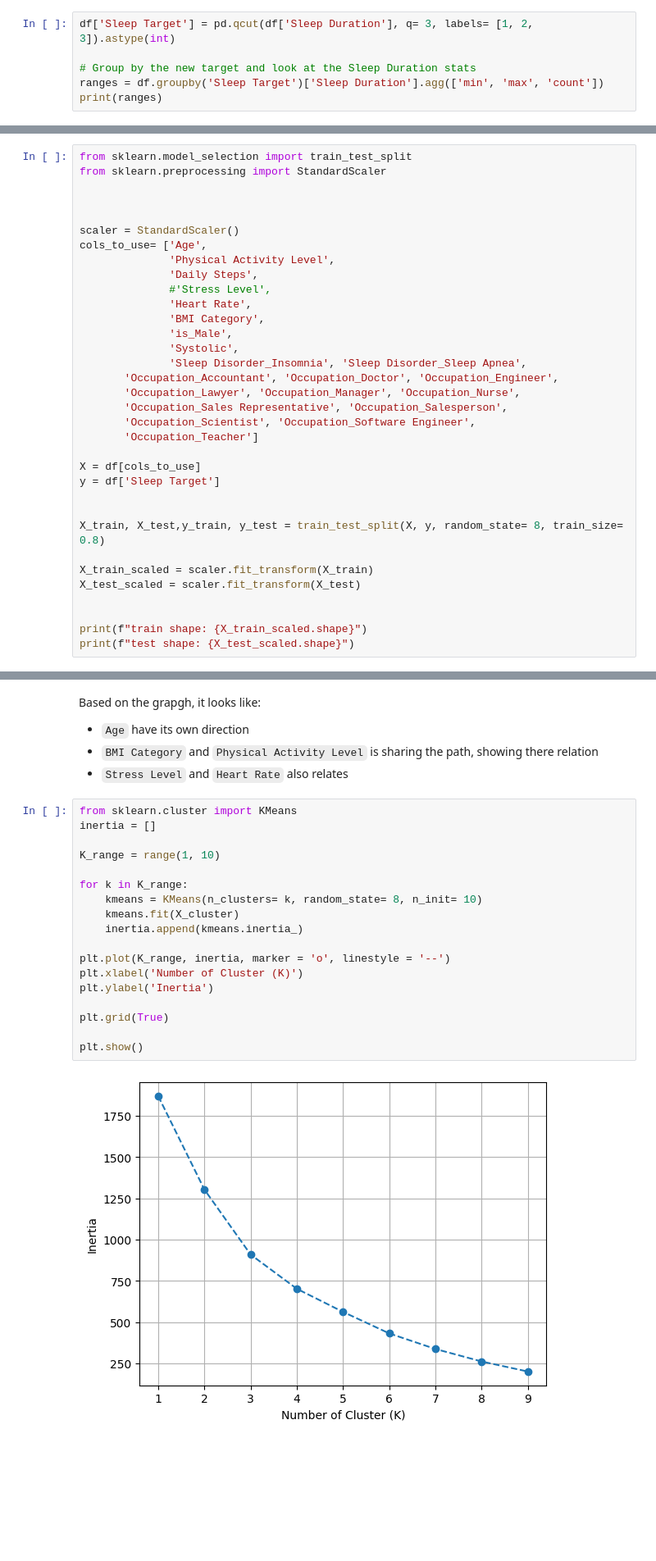
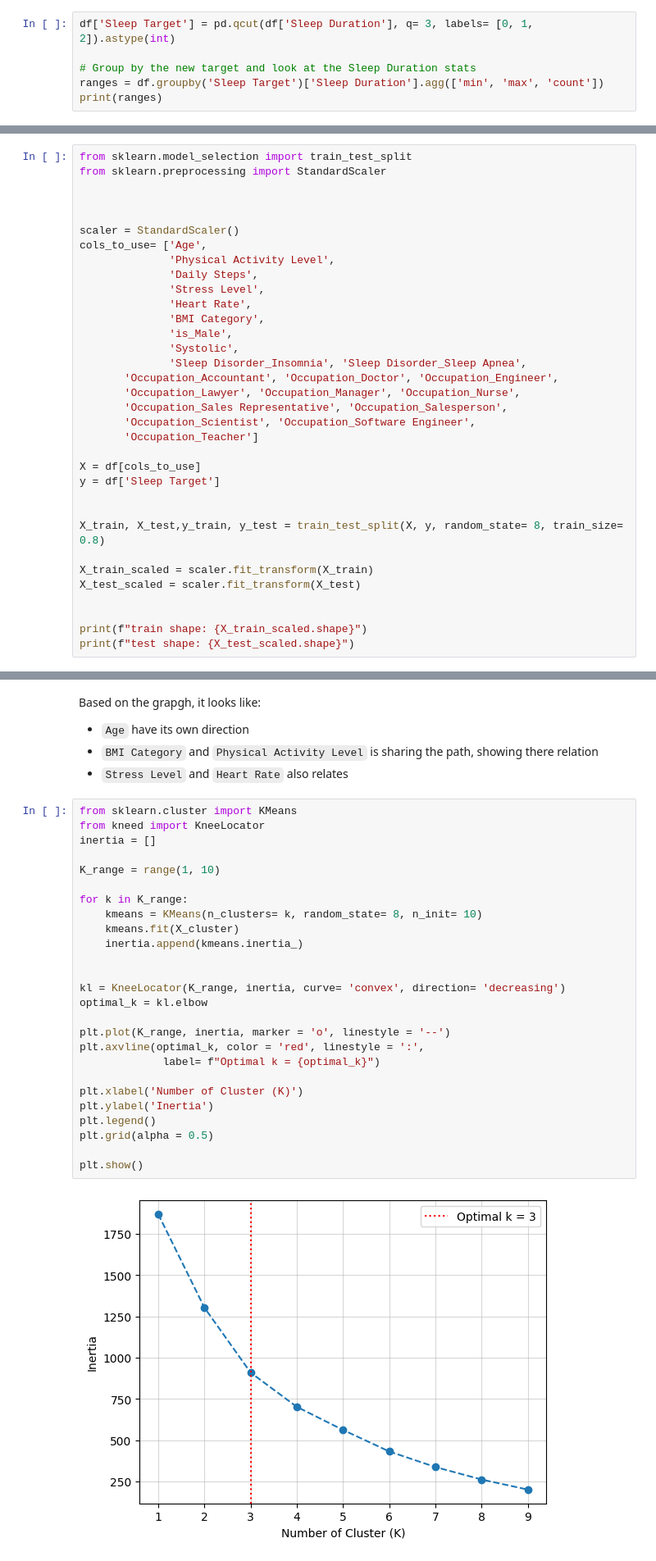
Before and after one commit to Doug-Vo/ML-Self-Project, a Jupyter notebook: Spring_2026/Sleep.ipynb, the cells around one changed output, grey strips where cells are left out. Shown at 82% size. Saved outputs shown, nothing was run; the diff lists cells and outputs as text; blank space fills up the shorter version.

```diff
--- a/Spring_2026/Sleep.ipynb
+++ b/Spring_2026/Sleep.ipynb
@@ -257,7 +262,7 @@ plt.show()
 # %% [output]
 [figure]
 # %%
-df['Sleep Target'] = pd.qcut(df['Sleep Duration'], q= 3, labels= [1, 2, 3]).astype(int)
+df['Sleep Target'] = pd.qcut(df['Sleep Duration'], q= 3, labels= [0, 1, 2]).astype(int)
 
 # Group by the new target and look at the Sleep Duration stats
 ranges = df.groupby('Sleep Target')['Sleep Duration'].agg(['min', 'max', 'count'])
@@ -361,7 +366,7 @@ scaler = StandardScaler()
 cols_to_use= ['Age',
               'Physical Activity Level',
               'Daily Steps',
-              #'Stress Level',
+              'Stress Level',
               'Heart Rate',
               'BMI Category',
               'is_Male',
@@ -548,24 +752,32 @@ Based on the grapgh, it looks like:
 - `Stress Level` and `Heart Rate` also relates
 # %%
 from sklearn.cluster import KMeans
+from kneed import KneeLocator
 inertia = []
 
 K_range = range(1, 10)
 
 for k in K_range:
     kmeans = KMeans(n_clusters= k, random_state= 8, n_init= 10)
     kmeans.fit(X_cluster)
     inertia.append(kmeans.inertia_)
 
+
+kl = KneeLocator(K_range, inertia, curve= 'convex', direction= 'decreasing')
+optimal_k = kl.elbow
+
 plt.plot(K_range, inertia, marker = 'o', linestyle = '--')
+plt.axvline(optimal_k, color = 'red', linestyle = ':',
+             label= f"Optimal k = {optimal_k}")
+
 plt.xlabel('Number of Cluster (K)')
 plt.ylabel('Inertia')
-
-plt.grid(True)
+plt.legend()
+plt.grid(alpha = 0.5)
 
 plt.show()
 # %% [output]
-[figure, old version]
+[figure, new version]
 # %% [markdown]
 From the `Elbow method` it's quite difficult to get the best k here, since **5, 6, 7** performs well.
 
```
Also changed, not shown: parts of 26 cells of this notebook, 1 other file.
